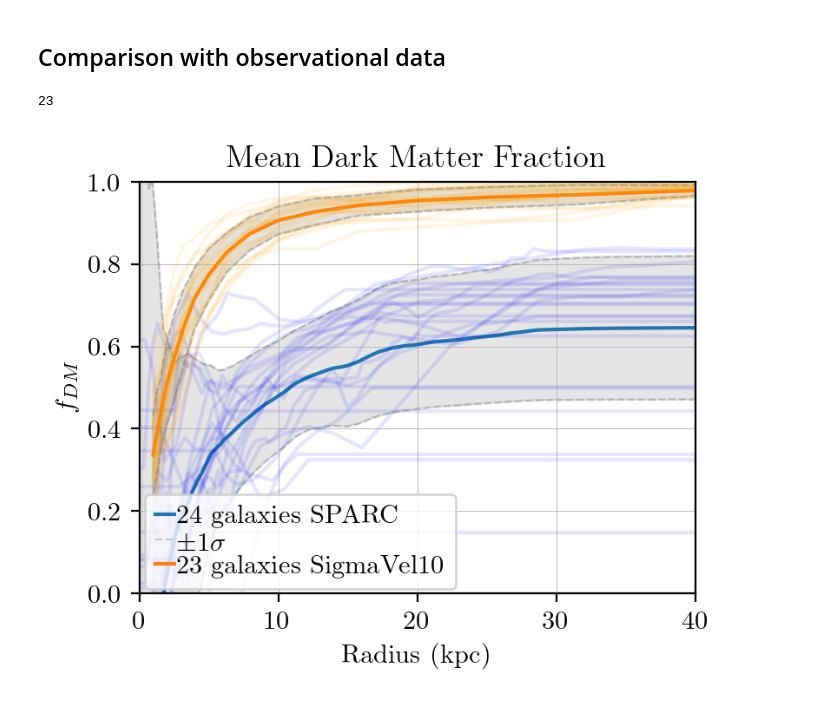
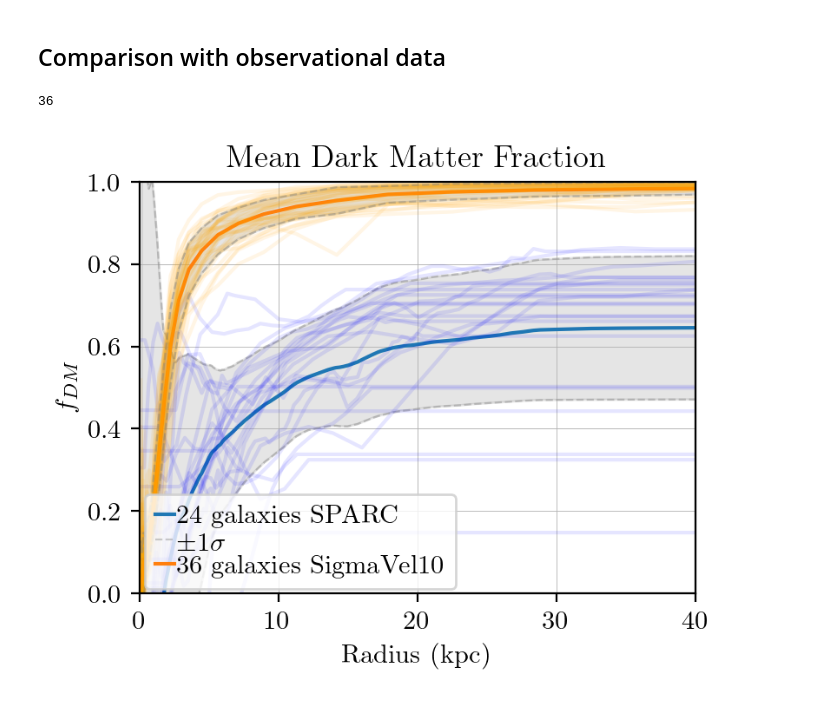
Before and after one commit to Annapreto23/TangoSIDM_DMFraction, a Jupyter notebook: data/TangoSIDM/TangoSIDM_data.ipynb, the cells around one changed output. Drawn from its saved outputs; the diff is of its cells as text; code cells hidden in the pictures.

```diff
--- a/data/TangoSIDM/TangoSIDM_data.ipynb
+++ b/data/TangoSIDM/TangoSIDM_data.ipynb
@@ -115,7 +116,7 @@ for j, file_path in enumerate(file_paths):
     fDM = halo.fDM
     f = []
     for k in range(len(fDM[0,:])):
-        f.append(np.interp(halo.GalaxyHalfLightRadius[k], halo.AxisRadius, fDM[:,k]))
+        f.append(np.interp(halo.GalaxyHalfLightRadius[k], halo.Density_radial_bins, fDM[:,k]))
 
     plt.plot(M, f, 'o', label=file_names[j])
 
@@ -143,9 +205,9 @@ for j, file_path in enumerate(file_paths):
     fDM = halo.fDM
     f = []
     for k in range(len(fDM[0,:])):
-        f.append(np.interp(halo.GalaxyHalfLightRadius[k], halo.AxisRadius, fDM[:,k]))
+        f.append(np.interp(halo.GalaxyHalfLightRadius[k], halo.Density_radial_bins, fDM[:,k]))
 
-    plt.plot(M, f, 'o', label=file_names[j])  # Combining label and velocity info
+    plt.plot(M, f, 'o', label=file_names[j])
 
 plt.xlabel(r'Halo Mass ($M_{\odot}$)')
 plt.ylabel(r'$f_{\mathrm{DM}}(R_{eff})$')
@@ -171,9 +233,9 @@ for j, file_path in enumerate(file_paths):
     fDM = halo.fDM
     f = []
     for k in range(len(fDM[0,:])):
-        f.append(np.interp(halo.GalaxyHalfLightRadius[k], halo.AxisRadius, fDM[:,k]))
+        f.append(np.interp(halo.GalaxyHalfLightRadius[k], halo.Density_radial_bins, fDM[:,k]))
 
-    plt.plot(Reff, f, 'o', label=file_names[j])  # Combining label and velocity info
+    plt.plot(Reff, f, 'o', label=file_names[j])
 
 plt.xlabel(r'$R_{eff}$ ($kpc$)')
 plt.ylabel(r'$f_{\mathrm{DM}}(R_{eff})$')
@@ -200,7 +262,7 @@ i = np.argmin(np.abs(mass-target))
 
 
 fDM = halo.Dark_matter_Density_profile[:,i]/halo.Density_profile[:,i]
-radius = halo.AxisRadius
+radius = halo.Density_radial_bins
 plt.plot(radius, fDM, label='M* = {:.2e} M$_{{\odot}}$'.format(10**halo.Mstar[i]))
 
 
@@ -336,33 +398,33 @@ plt.ylabel(r'$f_{DM}$')
 
 i = np.where((10**halo.Mstar<maxval) & (10**halo.Mstar>minval))[0]
 nbgal = len(i)
 fDM = halo.Dark_matter_Density_profile[:,i]/halo.Density_profile[:,i]
-radius = halo.AxisRadius
+radius = halo.Density_radial_bins
 
 common_radii = radius
 
 # Calculate the mean and standard deviation
 mean_values = np.mean(fDM, axis=1)
 std_deviation = np.std(fDM, axis=1)
 
 
 plt.plot(common_radii, mean_values, label=str(nbgal)+' galaxies SigmaVel10')
 
 
 # Fill the area between the two standard deviation curves with adjusted transparency
 plt.fill_between(common_radii, mean_values - std_deviation, mean_values + std_deviation, color='gray', alpha=0.2)
 print(len(fDM[0,:]))
 for i in range(len(fDM[0,:])):
     plt.plot(common_radii, fDM[:,i], color='orange', alpha=0.1)
 # Plot the curves for the standard deviation
 plt.plot(common_radii, mean_values + std_deviation, '--', c= 'gray', linewidth=0.8, alpha=0.4)
 plt.plot(common_radii, mean_values - std_deviation, '--', c= 'gray', linewidth=0.8, alpha=0.4)
 
 plt.title('Mean Dark Matter Fraction')
 plt.legend(loc=[0.01, 0.01], labelspacing=0.05,
            handlelength=0.7, handletextpad=0.1,
            frameon=True, fontsize=11, ncol=1)
 plt.grid(linestyle='-', linewidth=0.3)
 # %% [output]
-23
+36
-[figure, old version]
+[figure, new version]
```
Also changed, not shown: parts of 8 cells of this notebook.
